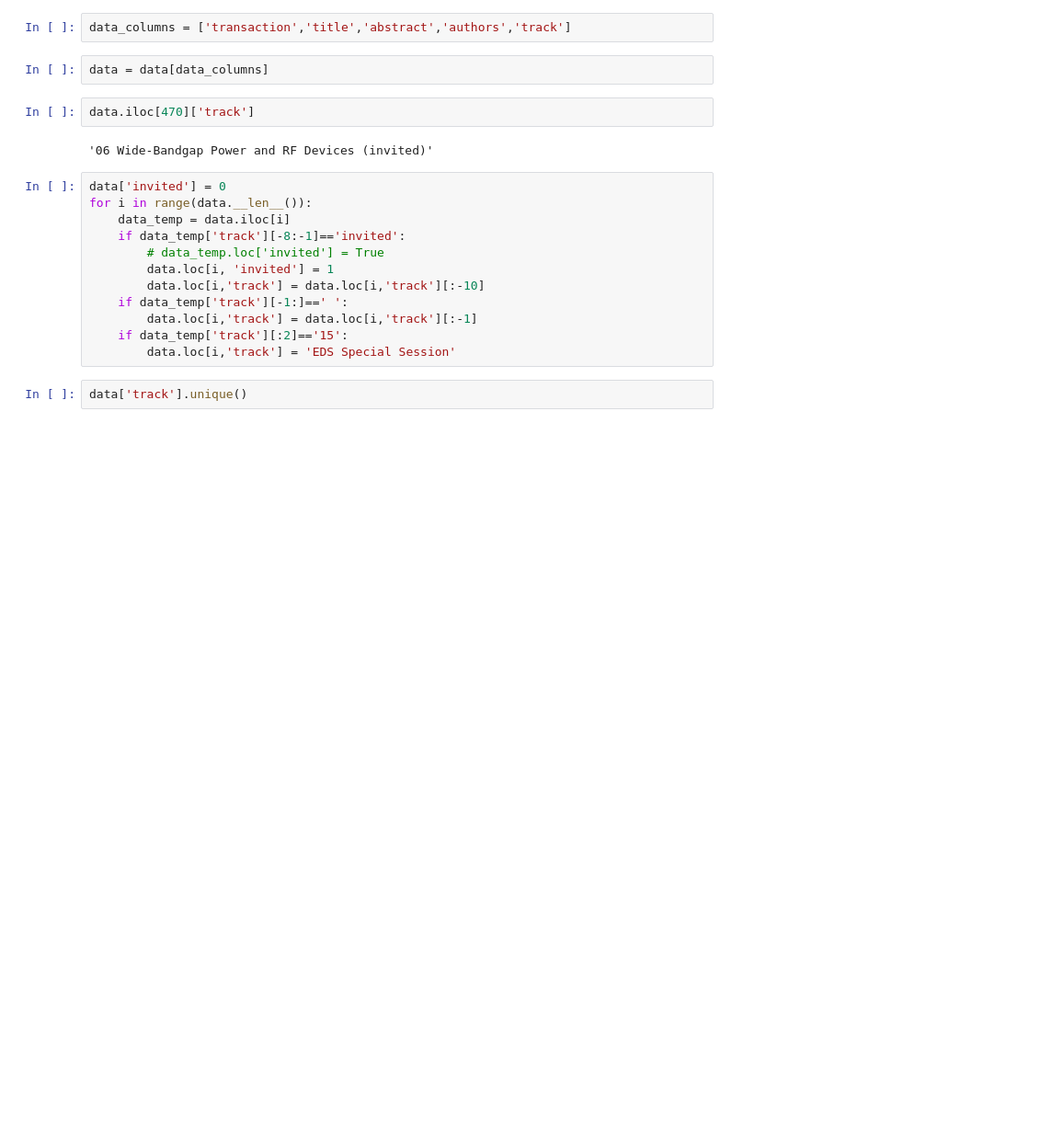
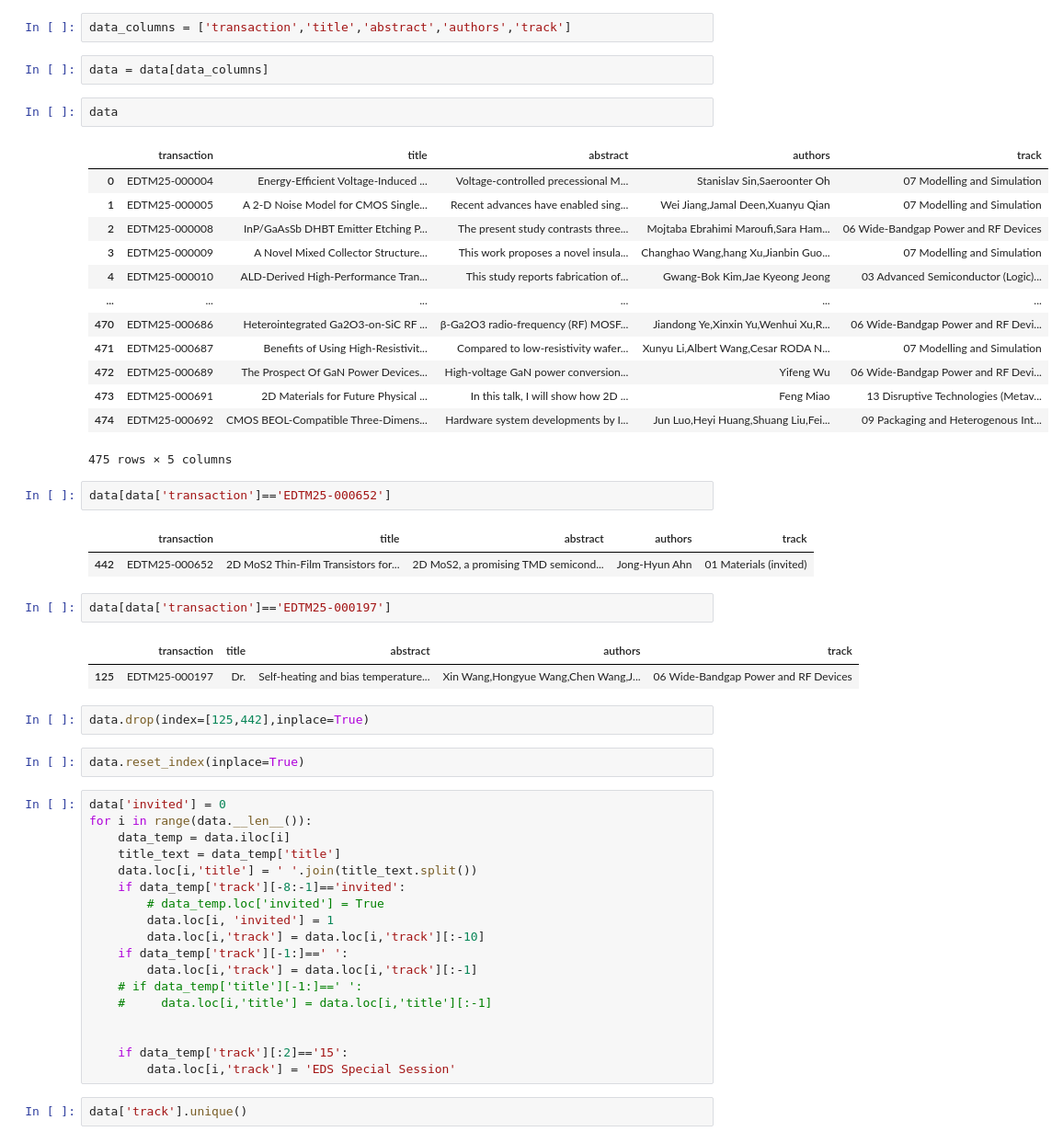
Before and after one commit to PengmyHKU/EDTM_proceeding, a Jupyter notebook: process.ipynb, the cells around one changed output. Shown: that part at 92% size. Drawn from its saved outputs; the diff is of its cells as text; blank space fills up the shorter version.

```diff
--- a/process.ipynb
+++ b/process.ipynb
@@ -19,20 +35,52 @@ Index(['transaction', 'title', 'abstract', 'authors', 'authorsEmails', 'track',
 data_columns = ['transaction','title','abstract','authors','track']
 # %%
 data = data[data_columns]
-# %%
-data.iloc[470]['track']
-# %% [output]
-'06 Wide-Bandgap Power and RF Devices (invited)'
+# %%
+data
+# %% [output]
+|  | transaction | title | abstract | authors | track |
+| 0 | EDTM25-000004 | Energy-Efficient Voltage-Induced ... | Voltage-controlled precessional M... | Stanislav Sin,Saeroonter Oh | 07 Modelling and Simulation |
+| 1 | EDTM25-000005 | A 2-D Noise Model for CMOS Single... | Recent advances have enabled sing... | Wei Jiang,Jamal Deen,Xuanyu Qian | 07 Modelling and Simulation |
+| 2 | EDTM25-000008 | InP/GaAsSb DHBT Emitter Etching P... | The present study contrasts three... | Mojtaba Ebrahimi Maroufi,Sara Ham... | 06 Wide-Bandgap Power and RF Devices |
+| 3 | EDTM25-000009 | A Novel Mixed Collector Structure... | This work proposes a novel insula... | Changhao Wang,hang Xu,Jianbin Guo... | 07 Modelling and Simulation |
+| 4 | EDTM25-000010 | ALD-Derived High-Performance Tran... | This study reports fabrication of... | Gwang-Bok Kim,Jae Kyeong Jeong | 03 Advanced Semiconductor (Logic)... |
+| ... | ... | ... | ... | ... | ... |
+| 470 | EDTM25-000686 | Heterointegrated Ga2O3-on-SiC RF ... | β-Ga2O3 radio-frequency (RF) MOSF... | Jiandong Ye,Xinxin Yu,Wenhui Xu,R... | 06 Wide-Bandgap Power and RF Devi... |
+| 471 | EDTM25-000687 | Benefits of Using High-Resistivit... | Compared to low-resistivity wafer... | Xunyu Li,Albert Wang,Cesar RODA N... | 07 Modelling and Simulation |
+| 472 | EDTM25-000689 | The Prospect Of GaN Power Devices... | High-voltage GaN power conversion... | Yifeng Wu | 06 Wide-Bandgap Power and RF Devi... |
+| 473 | EDTM25-000691 | 2D Materials for Future Physical ... | In this talk, I will show how 2D ... | Feng Miao | 13 Disruptive Technologies (Metav... |
+| 474 | EDTM25-000692 | CMOS BEOL-Compatible Three-Dimens... | Hardware system developments by I... | Jun Luo,Heyi Huang,Shuang Liu,Fei... | 09 Packaging and Heterogenous Int... |
+475 rows × 5 columns
+# %%
+data[data['transaction']=='EDTM25-000652']
+# %% [output]
+|  | transaction | title | abstract | authors | track |
+| 442 | EDTM25-000652 | 2D MoS2 Thin-Film Transistors for... | 2D MoS2, a promising TMD semicond... | Jong-Hyun Ahn | 01 Materials (invited) |
+# %%
+data[data['transaction']=='EDTM25-000197']
+# %% [output]
+|  | transaction | title | abstract | authors | track |
+| 125 | EDTM25-000197 | Dr. | Self-heating and bias temperature... | Xin Wang,Hongyue Wang,Chen Wang,J... | 06 Wide-Bandgap Power and RF Devices |
+# %%
+data.drop(index=[125,442],inplace=True)
+# %%
+data.reset_index(inplace=True)
 # %%
 data['invited'] = 0
 for i in range(data.__len__()):
     data_temp = data.iloc[i]
+    title_text = data_temp['title']
+    data.loc[i,'title'] = ' '.join(title_text.split())
     if data_temp['track'][-8:-1]=='invited':
         # data_temp.loc['invited'] = True
         data.loc[i, 'invited'] = 1
         data.loc[i,'track'] = data.loc[i,'track'][:-10]
     if data_temp['track'][-1:]==' ':
         data.loc[i,'track'] = data.loc[i,'track'][:-1]
+    # if data_temp['title'][-1:]==' ':
+    #     data.loc[i,'title'] = data.loc[i,'title'][:-1]
+
+
     if data_temp['track'][:2]=='15':
         data.loc[i,'track'] = 'EDS Special Session'
 # %%
```
Also changed, not shown: parts of 19 cells of this notebook, 2 other files.
